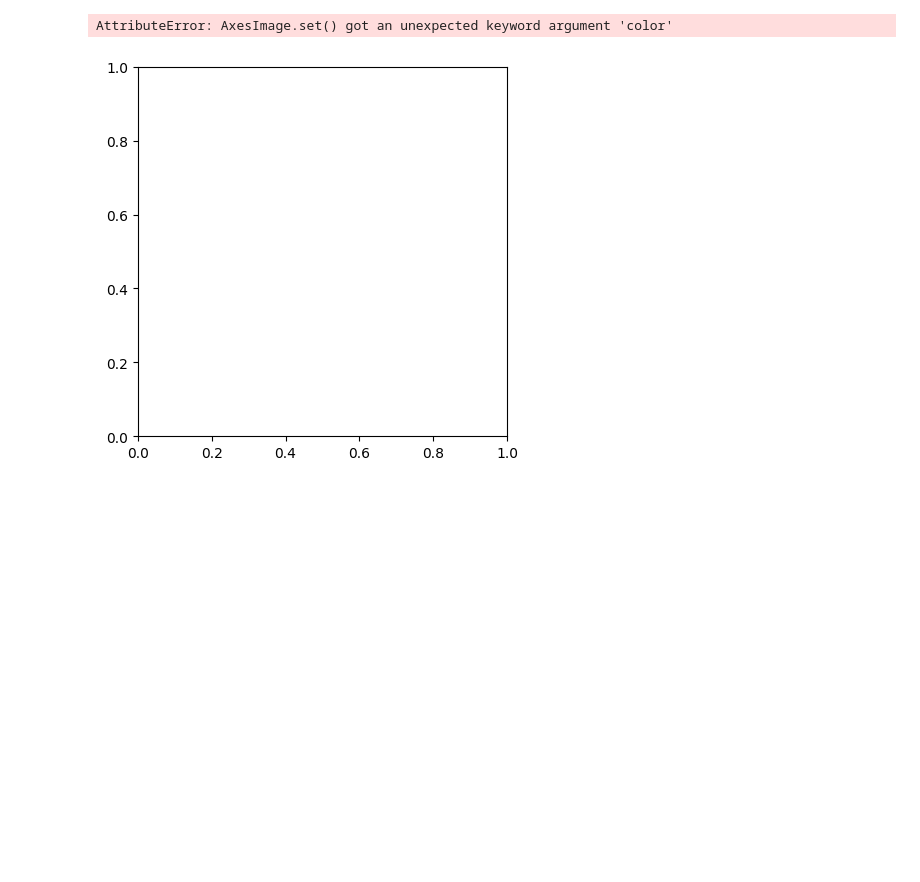
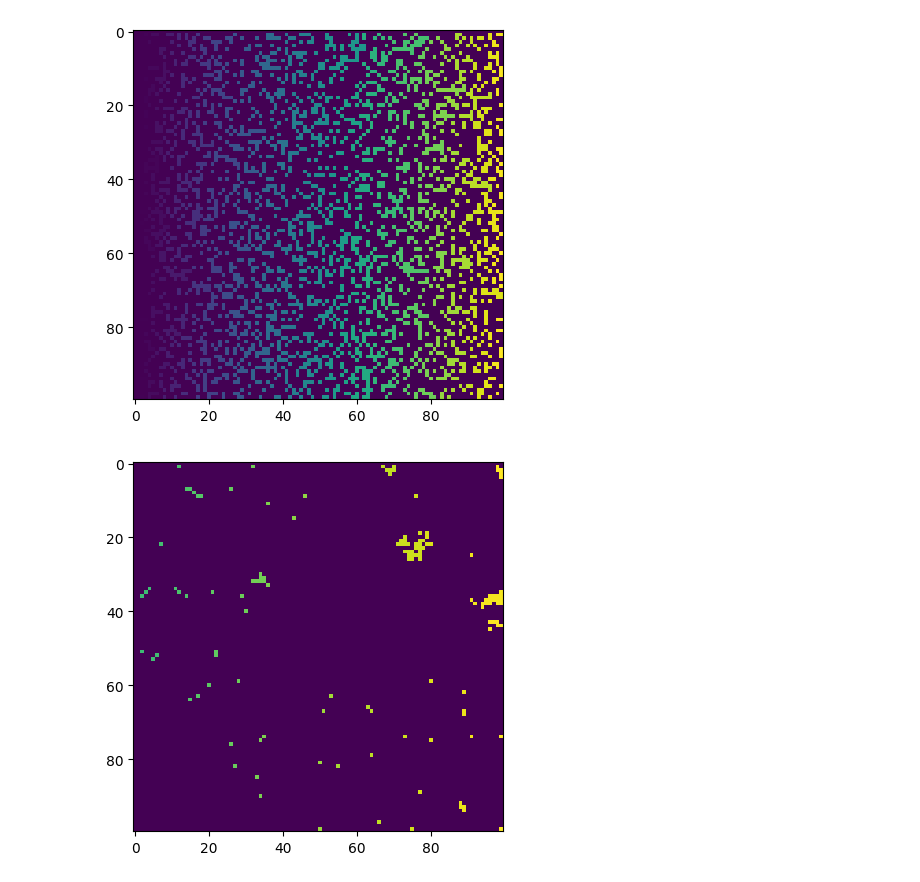
Before and after one commit to reyhoon1998/Percolation, a Jupyter notebook: Percolation.ipynb, the cells around one changed output. Drawn from its saved outputs; the diff is of its cells as text; code cells hidden in the pictures; blank space fills up the shorter version.

```diff
--- a/Percolation.ipynb
+++ b/Percolation.ipynb
@@ -6,51 +5,47 @@ import handcalcs.render
 # %%
 length = 100
-probability = np.array([0.4, 0.6])
+probability = np.array([0.3, 0.7])
 # %%
 def coloring():
     number = 2
     for k in range(len(probability)):
         #initial value
         network = np.zeros((length, length))  # 2D lattice
-        color = np.chararray((length, length))
         network[:, 0] = 1  # Setting one for value of all nodes on the left
         for i in range(1, length):
             for j in range(1, length):
                 if random.random() < probability[k]:
                     # if the node is on, check up and left neighbor
                     up = network[j, i - 1]
                     left = network[j - 1, i]
                     if up == 0 and left == 0:
                         # if neighbors are off, the new value set for the node
                         network[j, i] = number
                         number += 1
                         # if one of the neighbors is non-zero, its value set to the node
                     elif up != 0 and left == 0:
                         network[j, i] = up
                     elif up == 0 and left != 0:
                         network[j, i] = left
                     else:
                         # if the two neighbors are non-zero, the minimum set to the node
                         # all nodes with another value, get this value
                         min_number = min(up, left)
                         network[j, i] = min_number
                         mask_number1 = (network == up)
                         mask_number2 = (network == left)
                         final = mask_number1 | mask_number2
                         network[final] = min_number
-        mask_color = (network == 1)
-        color[mask_color] = "green"
-        color[~mask_color] = "grey"
-        plt.imshow(network, color=color)
+        plt.imshow(network)
         plt.show()
 
 coloring()
 
 #first graph is an unsuccessful percolation with the probability of being on equals to 0.4.
 #second graph is a successful percolation with the probability of being on equals to 0.7. due to the high probability we can see a lot of way from start to end.
 # %% [output]
-AttributeError: AxesImage.set() got an unexpected keyword argument 'color'
-[figure, old version]
+[figure, new version]
+[figure, added]
 # %%
 # initial values
 length = np.array([10, 100, 200])
```
Also changed, not shown: parts of 3 cells of this notebook.
